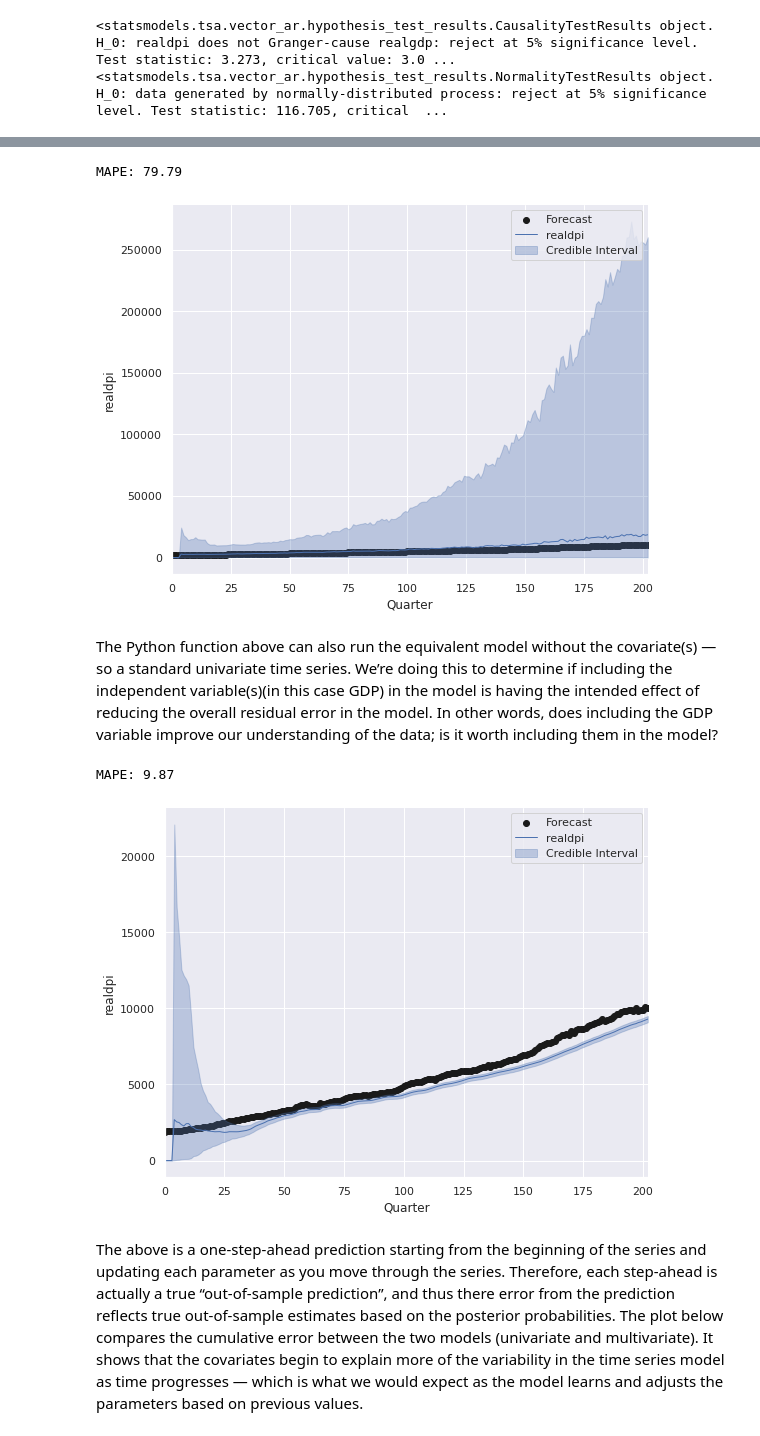
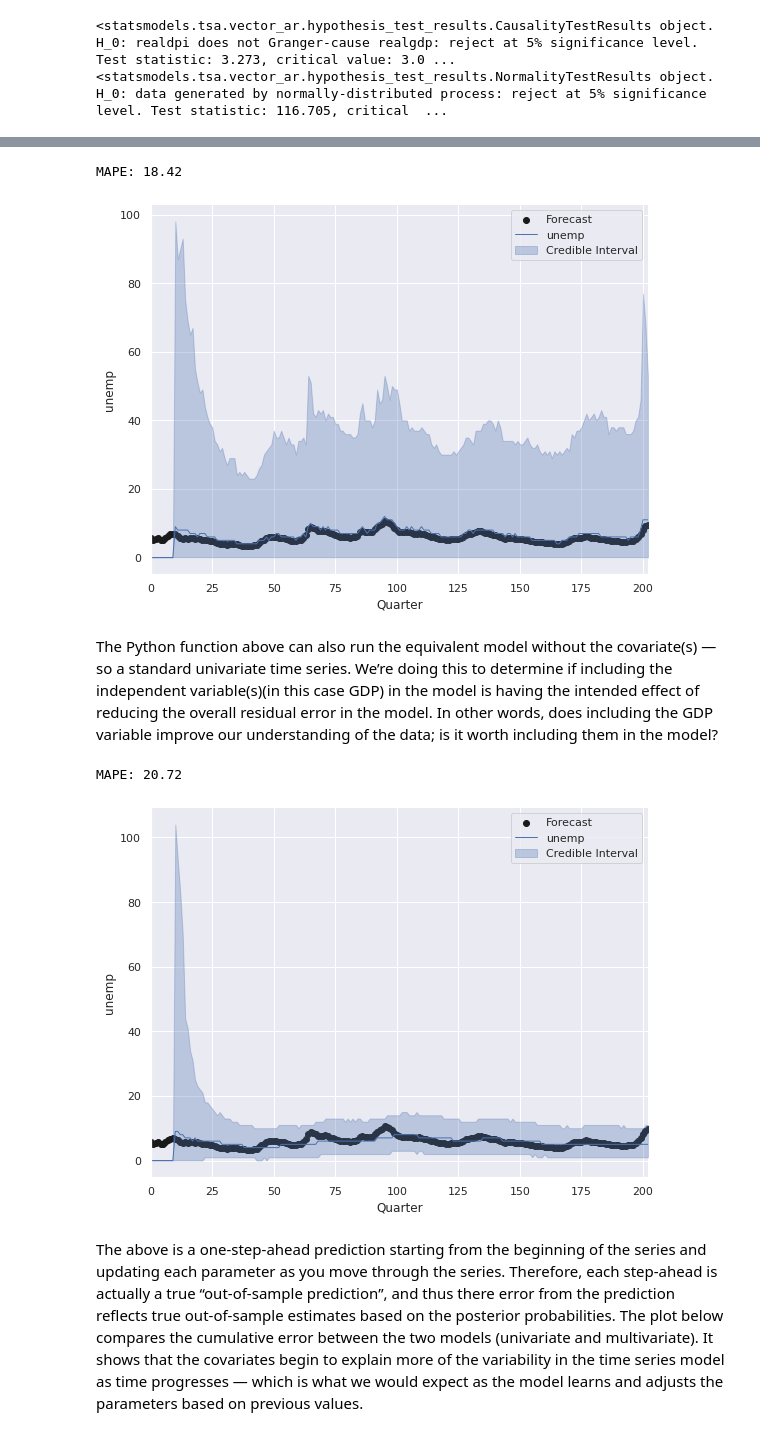
Before and after one commit to xxl4tomxu98/econometrics-gdp-dpi-VAR, a Jupyter notebook: real-world-VAR.ipynb, the cells around one changed output, grey strips where cells are left out. Saved outputs shown, nothing was run; the diff lists cells and outputs as text; code cells hidden in the pictures.

```diff
--- a/real-world-VAR.ipynb
+++ b/real-world-VAR.ipynb
@@ -249,0 +250,4 @@ Three problems could be for VAR models, 1. the data is not stationary, 2. there
+# %%
+data2 = data[["realgdp", 'realdpi', 'realcons',	'realinv',	'realgovt',	'cpi',	'm1', 'tbilrate', 'unemp']]
+data2.index = data["year"]
+data2["unemp"].plot(figsize = (8,5))
@@ -268,47 +275,47 @@ def bayes_forecast(iv,dv):
 
     mod, samples = analysis(Y=y, X=x, family='poisson',
                             forecast_start=forecast_start,
                             forecast_end=forecast_end,
                             k=k,
                             ntrend=1,
                             nsamps=5000,
-                            seasPeriods=[12],
-                            seasHarmComponents=[[1,2]],
-                            prior_length=4,
+                            seasPeriods=[4],
+                            seasHarmComponents=[[1,2,3]],
+                            prior_length=10,
                             deltrend=0.94,
                             delregn=0.90,
                             delVar=0.98,
                             delSeas=0.98,
                             rho=.6,
                             )
 
     forecast = median(samples)
     # set confidence interval for in-sample forecast
     credible_interval=95
     alpha = (100-credible_interval)/2
     upper=np.percentile(samples, [100-alpha], axis=0).reshape(-1)
     lower=np.percentile(samples, [alpha], axis=0).reshape(-1)
-    print("MAPE:", MAPE(y[-18:], forecast[-18:]).round(2))
+    print("MAPE:", MAPE(y[-10:], forecast[-10:]).round(2))
     # Plot the 1-step ahead point forecast plus the 95% credible interval
     fig, ax = plt.subplots(1, 1, figsize=(8, 6))
     ax = plot_data_forecast(fig, ax, y[forecast_start:forecast_end + k], forecast, samples,
                             dates=np.arange(forecast_start, forecast_end+1, dtype='int'))
     ax = ax_style(ax, ylabel=dv.name, xlabel='Quarter', xlim=[forecast_start, forecast_end],
                   legend=['Forecast', dv.name, 'Credible Interval'])
     #Generate the Bayesian Future Forecast
     return mod, forecast, samples, y
 
-mv_mod, mv_for, mv_samp, mv_y = bayes_forecast(data1.realgdp, data1.realdpi)
+mv_mod, mv_for, mv_samp, mv_y = bayes_forecast(data2.iloc[:, 3:4], data2.unemp)
 # %% [output]
-MAPE: 79.79
+MAPE: 18.42
-[figure, old version]
+[figure, new version]
 # %% [markdown]
 The Python function above can also run the equivalent model without the covariate(s) — so a standard univariate time series. We’re doing this to determine if including the independent variable(s)(in this case GDP) in the model is having the intended effect of reducing the overall residual error in the model. In other words, does including the GDP variable improve our understanding of the data; is it worth including them in the model?
 # %%
 # Calculate Bayesian estimate for the univariate model
-uv_mod, uv_for, uv_samp, uv_y = bayes_forecast(None, data1.realdpi)
+uv_mod, uv_for, uv_samp, uv_y = bayes_forecast(None, data2.unemp)
 # %% [output]
-MAPE: 9.87
+MAPE: 20.72
-[figure, old version]
+[figure, new version]
 # %% [markdown]
 The above is a one-step-ahead prediction starting from the beginning of the series and updating each parameter as you move through the series. Therefore, each step-ahead is actually a true “out-of-sample prediction”, and thus there error from the prediction reflects true out-of-sample estimates based on the posterior probabilities. The plot below compares the cumulative error between the two models (univariate and multivariate). It shows that the covariates begin to explain more of the variability in the time series model as time progresses — which is what we would expect as the model learns and adjusts the parameters based on previous values.
```
Also changed, not shown: parts of 5 cells of this notebook.
